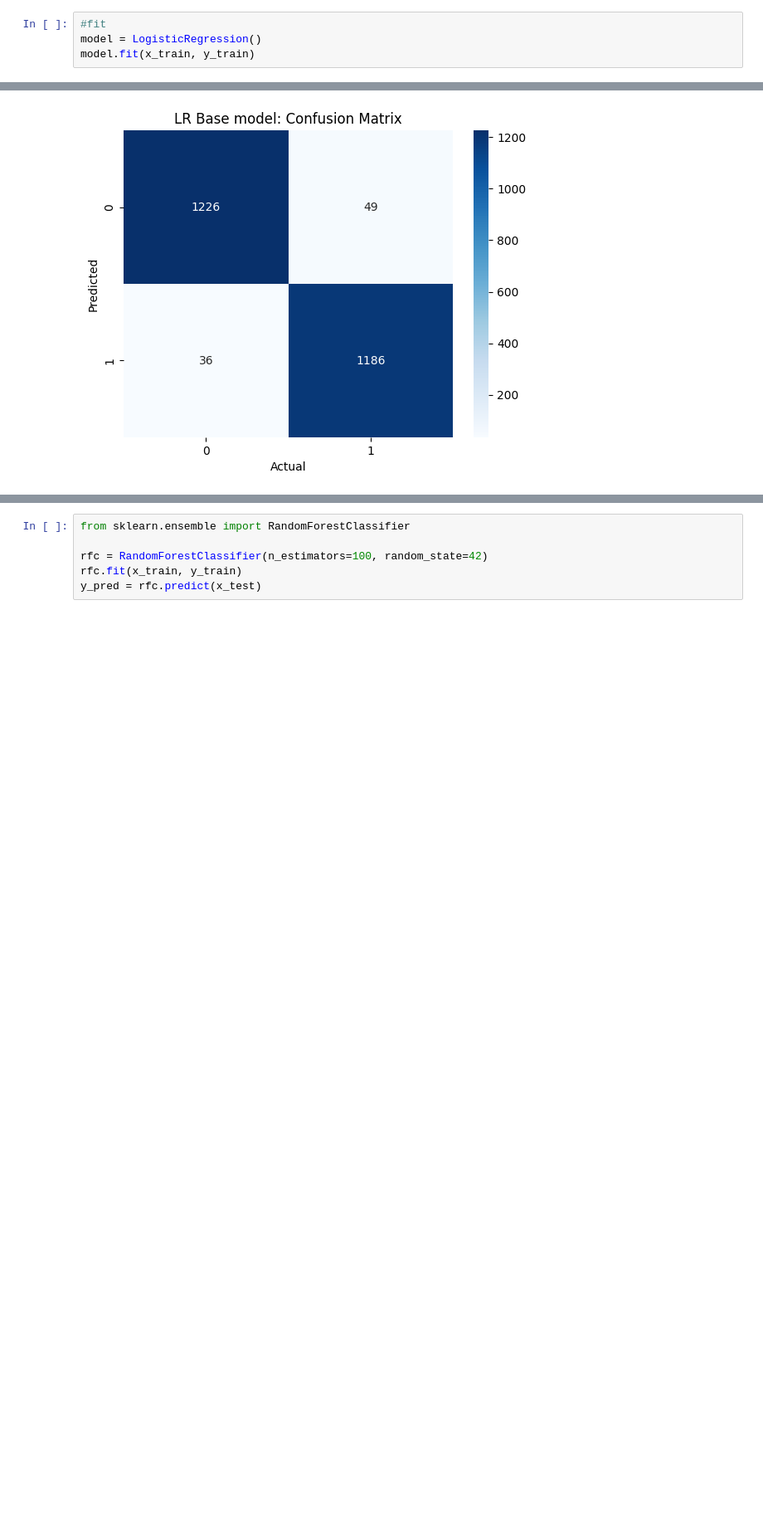
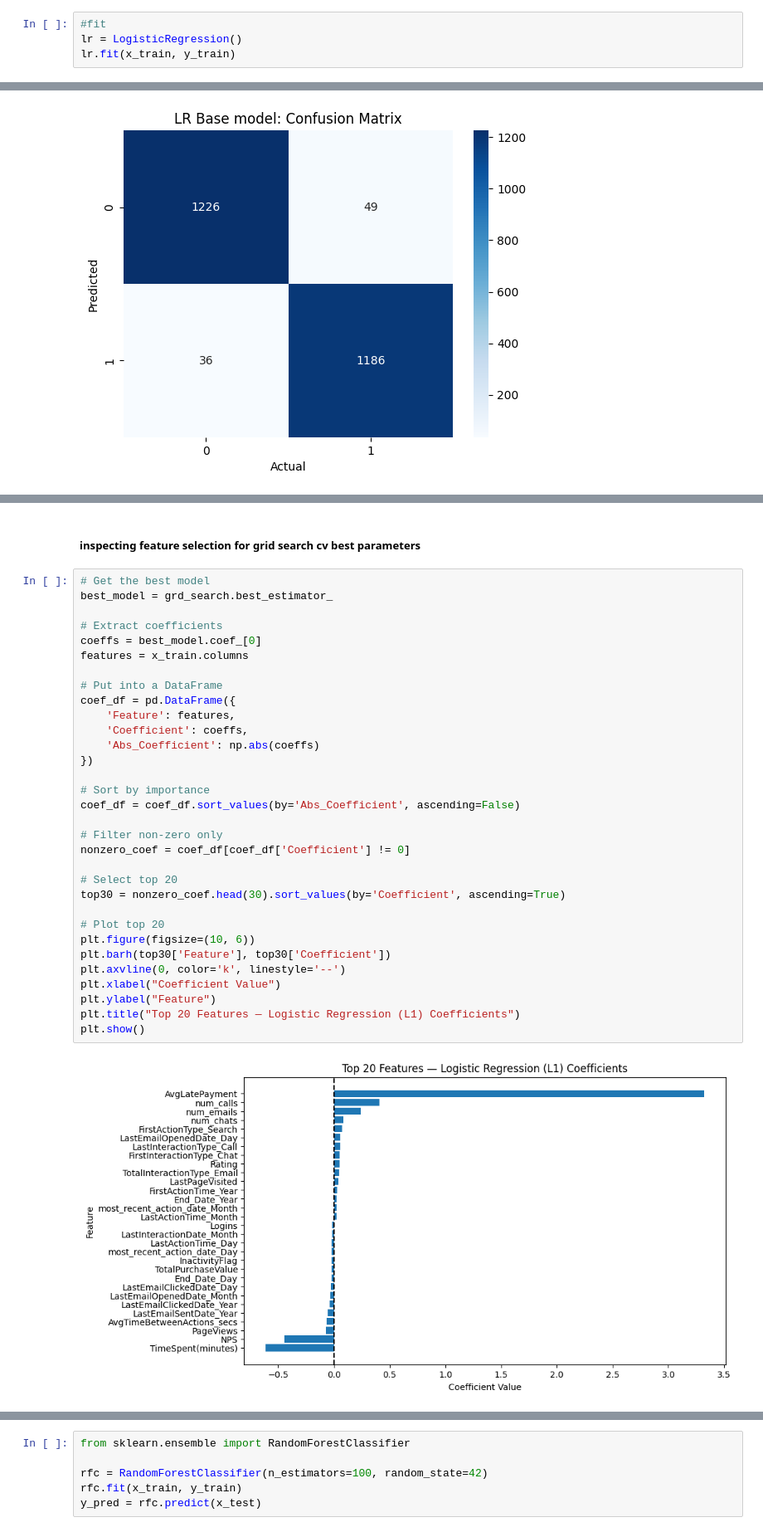
Before and after one commit to edwinaabam/Reder-Telecom-Churn-Prediction, a Jupyter notebook: model/model.ipynb, the cells around one changed output, grey strips where cells are left out. Shown at 83% size. Saved outputs shown, nothing was run; the diff lists cells and outputs as text; blank space fills up the shorter version.

Commit message:
base model hyperparameter tuning

```diff
--- a/model/model.ipynb
+++ b/model/model.ipynb
@@ -62,7 +72,7 @@ x_train, x_test, y_train, y_test = train_test_split(x, y, test_size=0.2, random_
 # %%
 #fit
-model = LogisticRegression()
-model.fit(x_train, y_train)
+lr = LogisticRegression()
+lr.fit(x_train, y_train)
 # %% [output]
 LogisticRegression()
 # %%
@@ -180,2 +228,38 @@ Recall: 96.03
 [figure]
+# %% [markdown]
+##### inspecting feature selection for grid search cv best parameters
+# %%
+# Get the best model
+best_model = grd_search.best_estimator_
+
+# Extract coefficients
+coeffs = best_model.coef_[0]
+features = x_train.columns
+
+# Put into a DataFrame
+coef_df = pd.DataFrame({
+    'Feature': features,
+    'Coefficient': coeffs,
+    'Abs_Coefficient': np.abs(coeffs)
+})
+
+# Sort by importance
+coef_df = coef_df.sort_values(by='Abs_Coefficient', ascending=False)
+
+# Filter non-zero only
+nonzero_coef = coef_df[coef_df['Coefficient'] != 0]
+
+# Select top 20
+top30 = nonzero_coef.head(30).sort_values(by='Coefficient', ascending=True)
+
+# Plot top 20
+plt.figure(figsize=(10, 6))
+plt.barh(top30['Feature'], top30['Coefficient'])
+plt.axvline(0, color='k', linestyle='--')
+plt.xlabel("Coefficient Value")
+plt.ylabel("Feature")
+plt.title("Top 20 Features — Logistic Regression (L1) Coefficients")
+plt.show()
+# %% [output]
+[figure, added]
 # %% [markdown]
```
Also changed, not shown: parts of 13 cells of this notebook.
